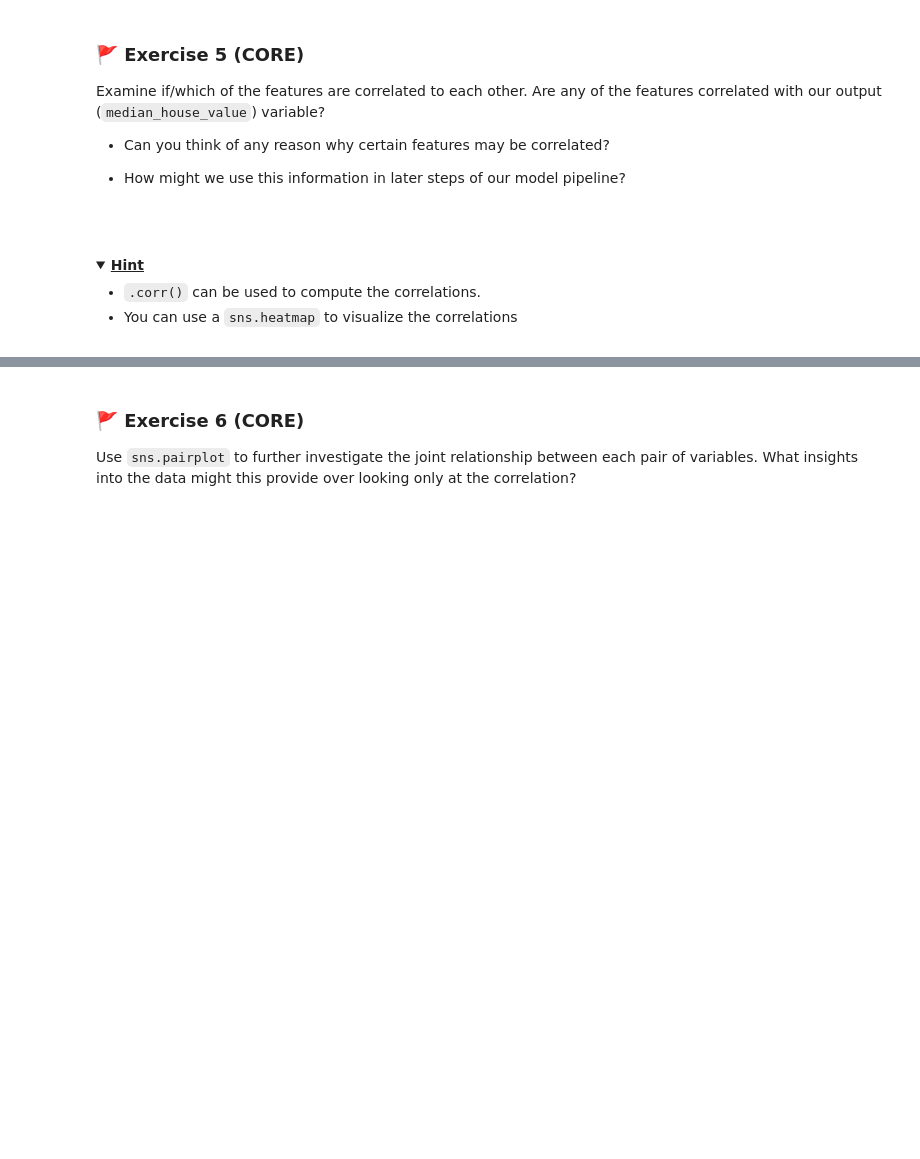
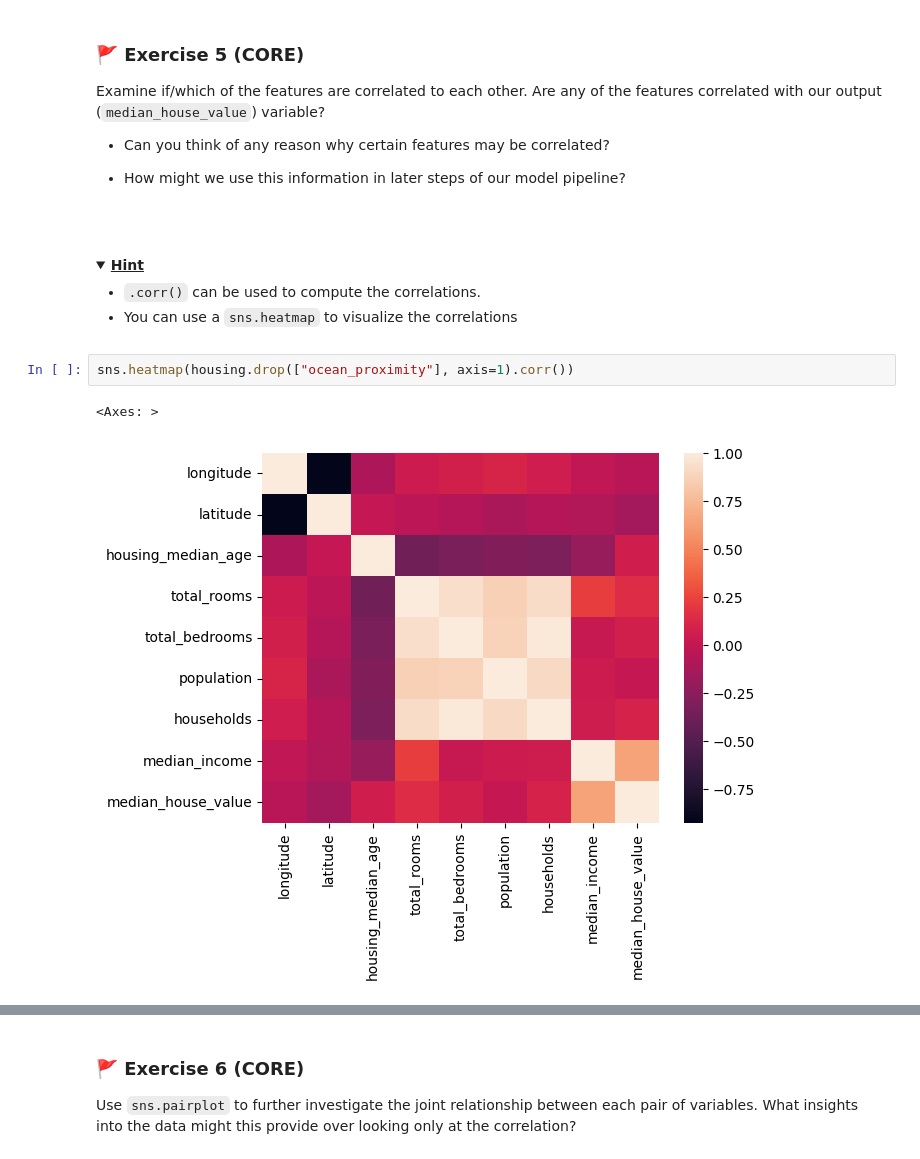
Before and after one commit to whenshon1/PyMLWk1, a Jupyter notebook: mlp_week01.ipynb, the cells around one changed output, grey strips where cells are left out. Drawn from its saved outputs; the diff is of its cells as text; folded sections open; blank space fills up the shorter version.

```diff
--- a/mlp_week01.ipynb
+++ b/mlp_week01.ipynb
@@ -284,3 +287,8 @@ Examine if/which of the features are correlated to each other. Are any of the fe
 - You can use a <code>sns.heatmap</code> to visualize the correlations
 
 </details>
+# %%
+sns.heatmap(housing.drop(["ocean_proximity"], axis=1).corr())
+# %% [output]
+<Axes: >
+[figure, added]
```
Also changed, not shown: parts of 15 cells of this notebook.
